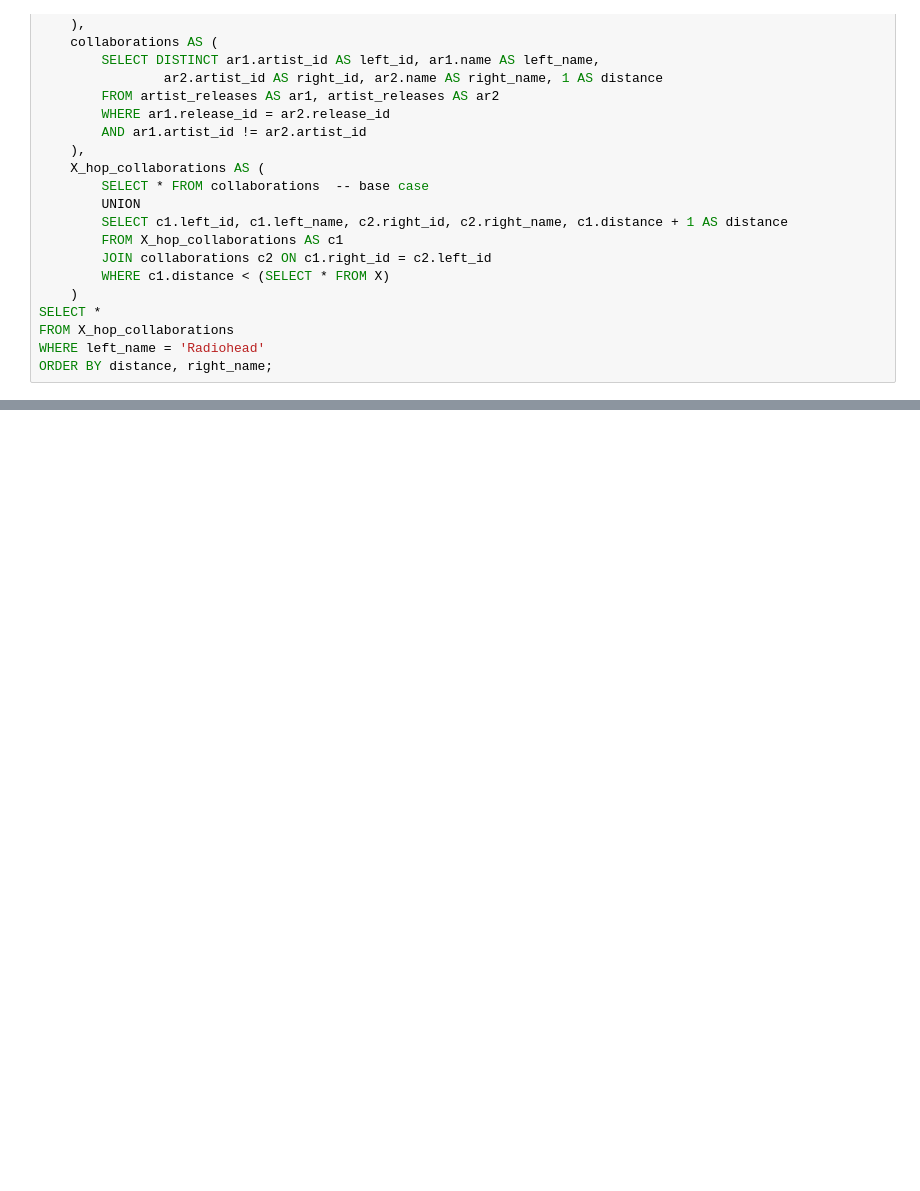
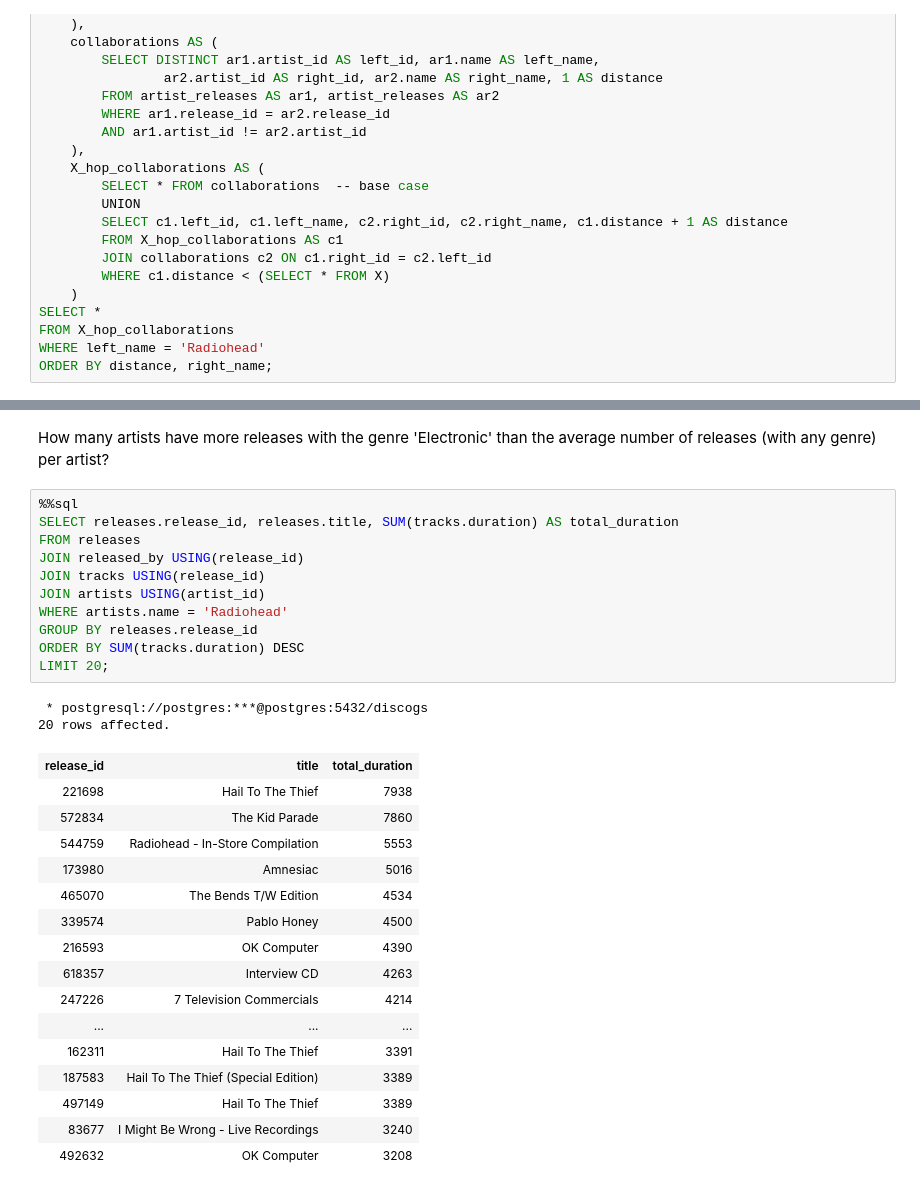
Before and after one commit to michavol/bigdata-exercises, a Jupyter notebook: Big_Data/exercise01/Exercise01_SQL_Brush_Up.ipynb, the cells around one changed output, grey strips where cells are left out. Drawn from its saved outputs; the diff is of its cells as text; blank space fills up the shorter version.

```diff
--- a/Big_Data/exercise01/Exercise01_SQL_Brush_Up.ipynb
+++ b/Big_Data/exercise01/Exercise01_SQL_Brush_Up.ipynb
@@ -289,0 +379,32 @@ ORDER BY distance, right_name;
+# %% [markdown]
+How many artists have more releases with the genre 'Electronic' than the average number of releases (with any genre) per artist?
+# %%
+%%sql
+SELECT releases.release_id, releases.title, SUM(tracks.duration) AS total_duration
+FROM releases
+JOIN released_by USING(release_id)
+JOIN tracks USING(release_id)
+JOIN artists USING(artist_id)
+WHERE artists.name = 'Radiohead'
+GROUP BY releases.release_id
+ORDER BY SUM(tracks.duration) DESC
+LIMIT 20;
+# %% [output]
+ * postgresql://postgres:***@postgres:5432/discogs
+20 rows affected.
+| release_id | title | total_duration |
+| 221698 | Hail To The Thief | 7938 |
+| 572834 | The Kid Parade | 7860 |
+| 544759 | Radiohead - In-Store Compilation | 5553 |
+| 173980 | Amnesiac | 5016 |
+| 465070 | The Bends T/W Edition | 4534 |
+| 339574 | Pablo Honey | 4500 |
+| 216593 | OK Computer | 4390 |
+| 618357 | Interview CD | 4263 |
+| 247226 | 7 Television Commercials | 4214 |
+| ... | ... | ... |
+| 162311 | Hail To The Thief | 3391 |
+| 187583 | Hail To The Thief (Special Edition) | 3389 |
+| 497149 | Hail To The Thief | 3389 |
+| 83677 | I Might Be Wrong - Live Recordings | 3240 |
+| 492632 | OK Computer | 3208 |
```
Also changed, not shown: parts of 11 cells of this notebook, 1 other file.
